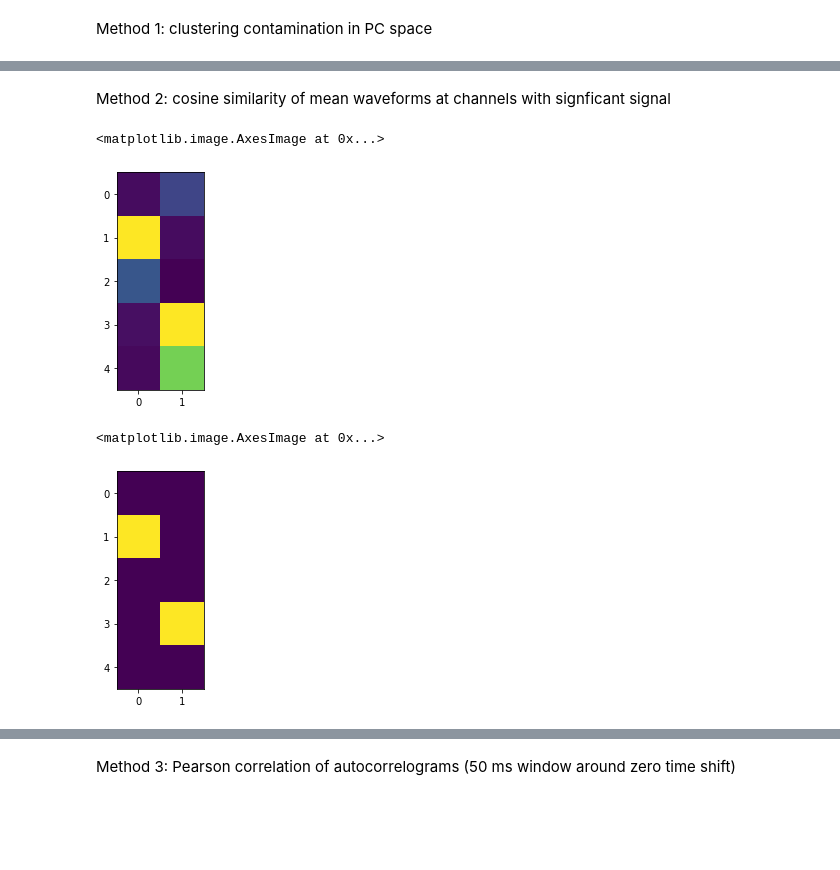
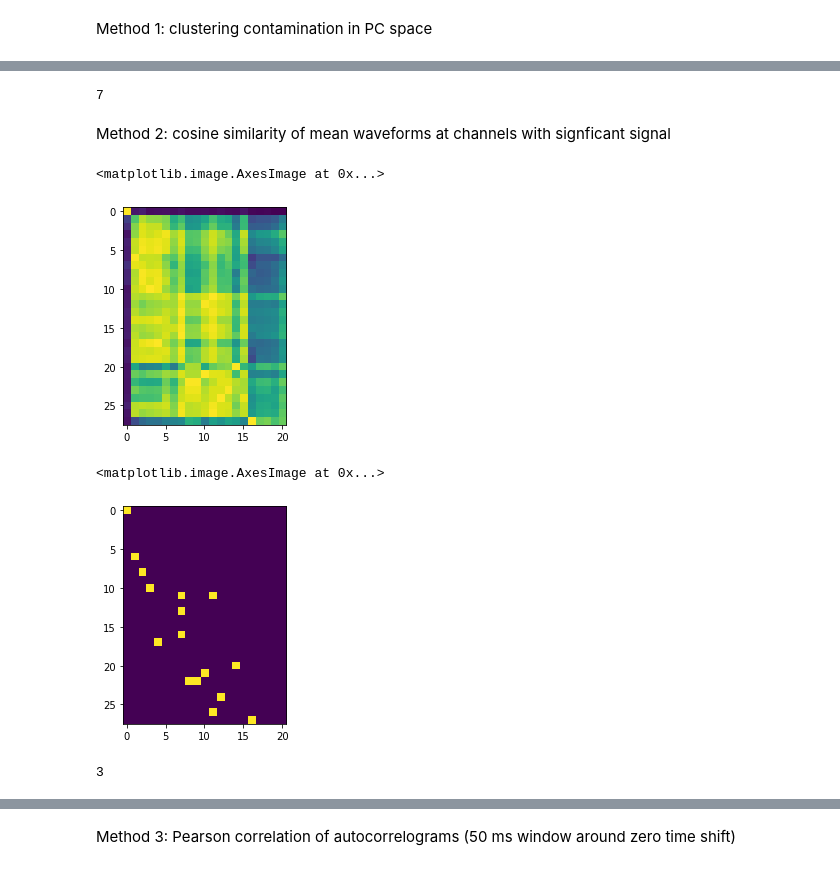
Before and after one commit to khl02007/cellmat, a Jupyter notebook: examples/stability_analysis.ipynb, the cells around one changed output, grey strips where cells are left out. Cells and saved outputs as stored; diff of their text form; code cells hidden in the pictures; blank space fills up the shorter version.

```diff
--- a/examples/stability_analysis.ipynb
+++ b/examples/stability_analysis.ipynb
@@ -58,10 +58,10 @@ def curate_sorting(sorting, curation_labels, skip_merge=True):
 # %% [markdown]
 Define NWB file names
 # %%
-nwb_file_name1 = "L520230410_.nwb"
-nwb_file_name2 = "L520230411_.nwb"
+nwb_file_name1 = "L520230526_.nwb"
+nwb_file_name2 = "L520230531_.nwb"
 
-shank_id = 1
+shank_id = 0
 # %% [markdown]
 Load recording
 # %%
@@ -211,3 +247,7 @@ plt.imshow(contamination>0.1)
+# %%
+count_unique_ones(nn_distance>nn_distance_threshold)
+# %% [output]
+7
 # %% [markdown]
 Method 2: cosine similarity of mean waveforms at channels with signficant signal
 # %%
@@ -245,13 +285,19 @@ def compute_cosine_similarity(waveform_extractor1, waveform_extractor2, radius_u
     return output
 # %%
 cos_sim = compute_cosine_similarity(waveform_extractor1, waveform_extractor2)
+# %%
+cos_sim_threshold = 0.99
 # %%
 plt.imshow(cos_sim)
 # %% [output]
 <matplotlib.image.AxesImage at 0x...>
-[figure, old version]
+[figure, new version]
 # %%
-plt.imshow(cos_sim>0.90)
+plt.imshow(cos_sim>cos_sim_threshold)
 # %% [output]
 <matplotlib.image.AxesImage at 0x...>
-[figure, old version]
+[figure, new version]
+# %%
+count_unique_ones(cos_sim>cos_sim_threshold)
+# %% [output]
+3
```
Also changed, not shown: parts of 15 cells of this notebook.
